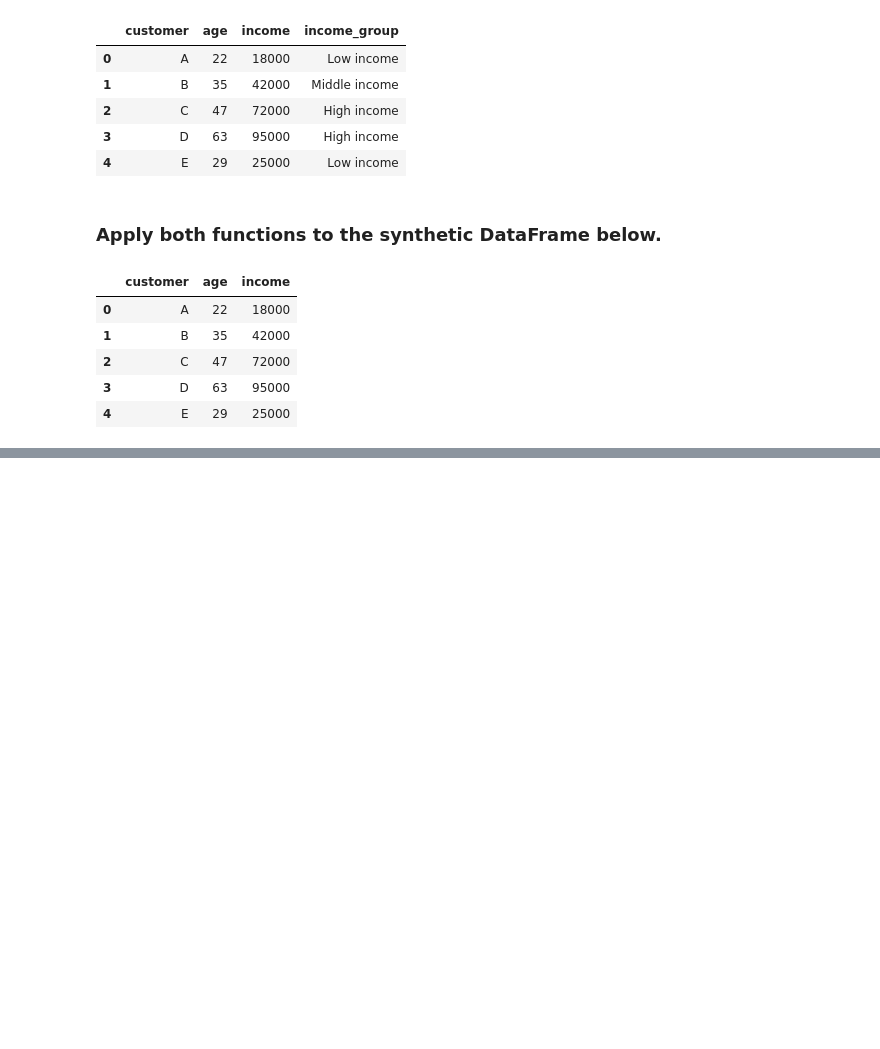
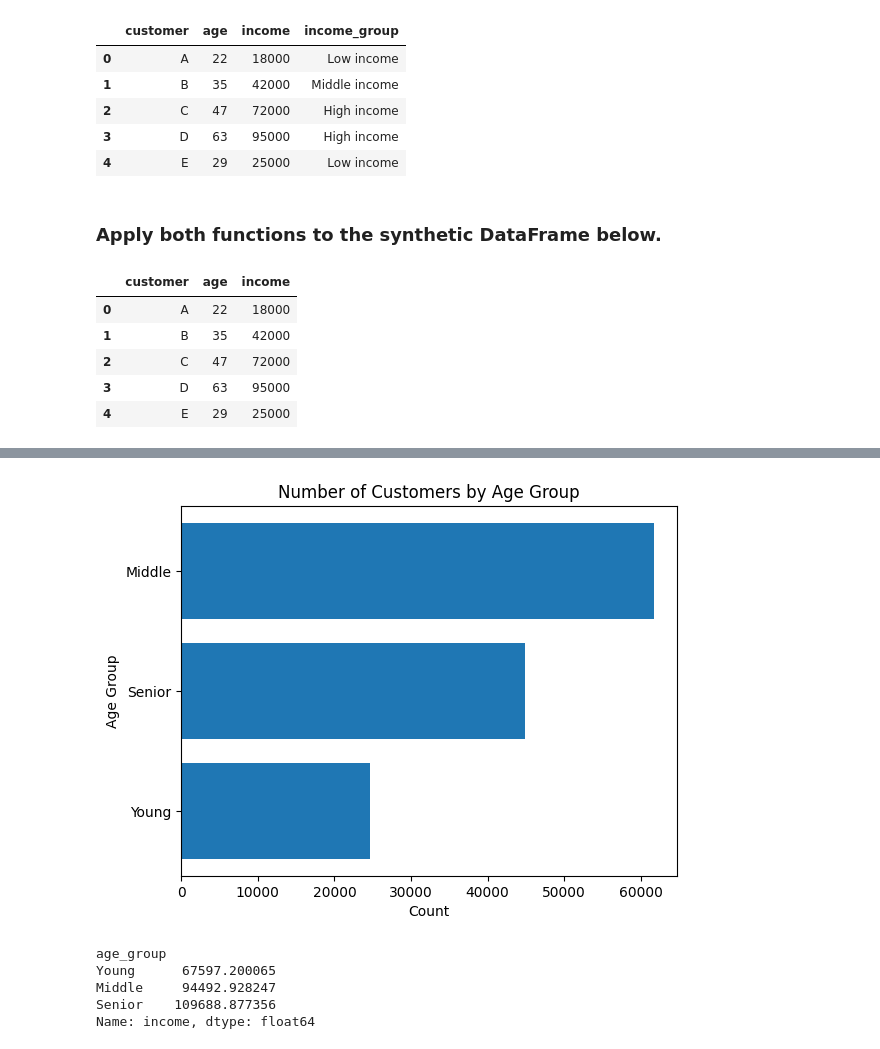
Before and after one commit to nnaneas/data-analytics-with-python, a Jupyter notebook: notebook/07_instacart_analysis.ipynb, the cells around one changed output, grey strips where cells are left out. Drawn from its saved outputs; the diff is of its cells as text; code cells hidden in the pictures; blank space fills up the shorter version.

```diff
--- a/notebook/07_instacart_analysis.ipynb
+++ b/notebook/07_instacart_analysis.ipynb
@@ -251,0 +424,6 @@ df_customers_dummy
+# %%
+df_customers_unique = df_instacart[
+    ["First Name", "Surname", "Age", "income", "age_group", "income_group", "region"]
+].drop_duplicates()
+
+df_customers_unique.head()
@@ -251,0 +437,26 @@ df_customers_dummy
+# %%
+age_group_counts = df_customers_unique["age_group"].value_counts().sort_values()
+
+plt.figure()
+plt.barh(age_group_counts.index, age_group_counts.values)
+plt.title("Number of Customers by Age Group")
+plt.xlabel("Count")
+plt.ylabel("Age Group")
+plt.show()
+# %% [output]
+[figure, added]
+# %%
+avg_income_by_age_group = (
+    df_customers_unique
+    .groupby("age_group")["income"]
+    .mean()
+    .sort_values()
+)
+
+avg_income_by_age_group
+# %% [output]
+age_group
+Young      67597.200065
+Middle     94492.928247
+Senior    109688.877356
+Name: income, dtype: float64
```
Also changed, not shown: parts of 17 cells of this notebook.
